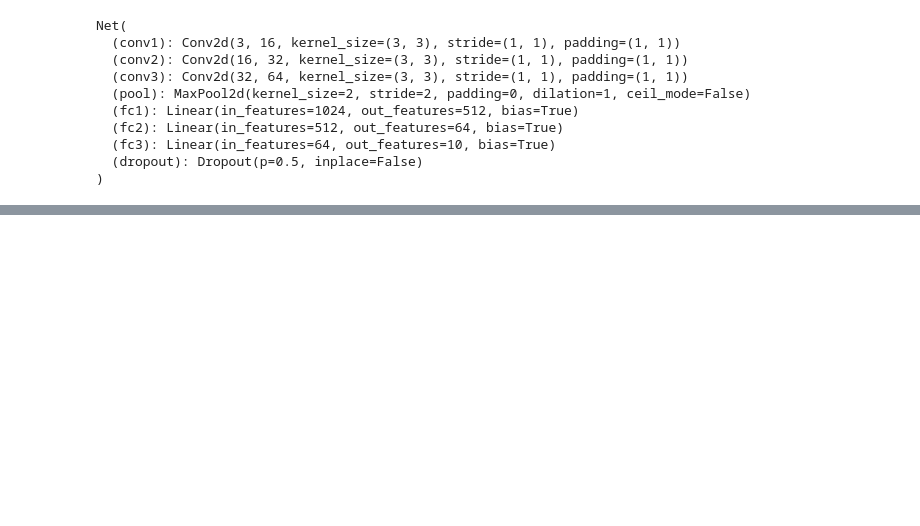
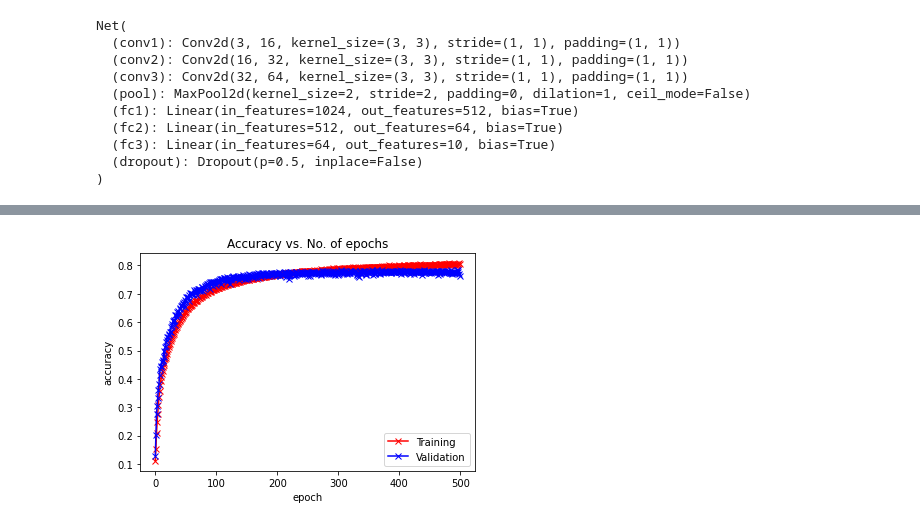
Before and after one commit to LeBronLiHD/NC_CourseWork_of_MachineLearning_DataScience, a Jupyter notebook: 2-NN-Basics-CNNs-AEs-and-GANs/NC_ST1539_HW2_2.2.ipynb, the cells around one changed output, grey strips where cells are left out. Cells and saved outputs as stored; diff of their text form; code cells hidden in the pictures; blank space fills up the shorter version.

Commit message:
update images and 2,2 of hw2

```diff
--- a/2-NN-Basics-CNNs-AEs-and-GANs/NC_ST1539_HW2_2.2.ipynb
+++ b/2-NN-Basics-CNNs-AEs-and-GANs/NC_ST1539_HW2_2.2.ipynb
@@ -154,7 +154,7 @@ valid_losslist = []
 train_acclist = []
 valid_acclist = []
 
-for epoch in range(1, 250+1):
+for epoch in range(1, 500+1):
 
     # keep track of training and validation loss
     train_loss = 0.0
@@ -236,0 +239,33 @@ print("Final Accuracy ->", valid_acclist[-1])
+# %%
+class CNN_remove_relu(nn.Module):
+
+    def __init__(self):
+
+        super(CNN_remove_relu, self).__init__()
+        # convolutional layer
+        self.conv1 = nn.Conv2d(3, 16, 3, padding=1)
+        self.conv2 = nn.Conv2d(16, 32, 3, padding=1)
+        self.conv3 = nn.Conv2d(32, 64, 3, padding=1)
+        # max pooling layer
+        self.pool = nn.MaxPool2d(2, 2)
+        # fully connected layers
+        self.fc1 = nn.Linear(64 * 4 * 4, 512)
+        self.fc2 = nn.Linear(512, 64)
+        self.fc3 = nn.Linear(64, 10)
+        # dropout
+        self.dropout = nn.Dropout(p=0.5)
+
+    def forward(self, x):
+        # add sequence of convolutional and max pooling layers
+        x = self.pool(F.relu(self.conv1(x)))
+        x = self.pool(F.relu(self.conv2(x)))
+        x = self.pool(F.relu(self.conv3(x)))
+        x = self.dropout(x)
+        # flattening
+        x = x.view(-1, 64 * 4 * 4)
+        # fully connected layers
+        x = self.dropout(self.fc1(x)) # CNN_remove_relu
+        x = self.dropout(self.fc2(x)) # CNN_remove_relu
+        x = self.fc3(x)
+
+        return x
@@ -236,0 +360,2 @@ print("Final Accuracy ->", valid_acclist[-1])
+# %%
+train_acclist, valid_acclist, train_losslist, valid_losslist = train_disabled_model(CNN_remove_relu(), "remove_relu", epoch_num=500)
@@ -236,0 +380,4 @@ print("Final Accuracy ->", valid_acclist[-1])
+# %%
+plot_accuracies(train_acclist, valid_acclist)
+# %% [output]
+[figure, added]
```
Also changed, not shown: parts of 19 cells of this notebook, 2 other files.
